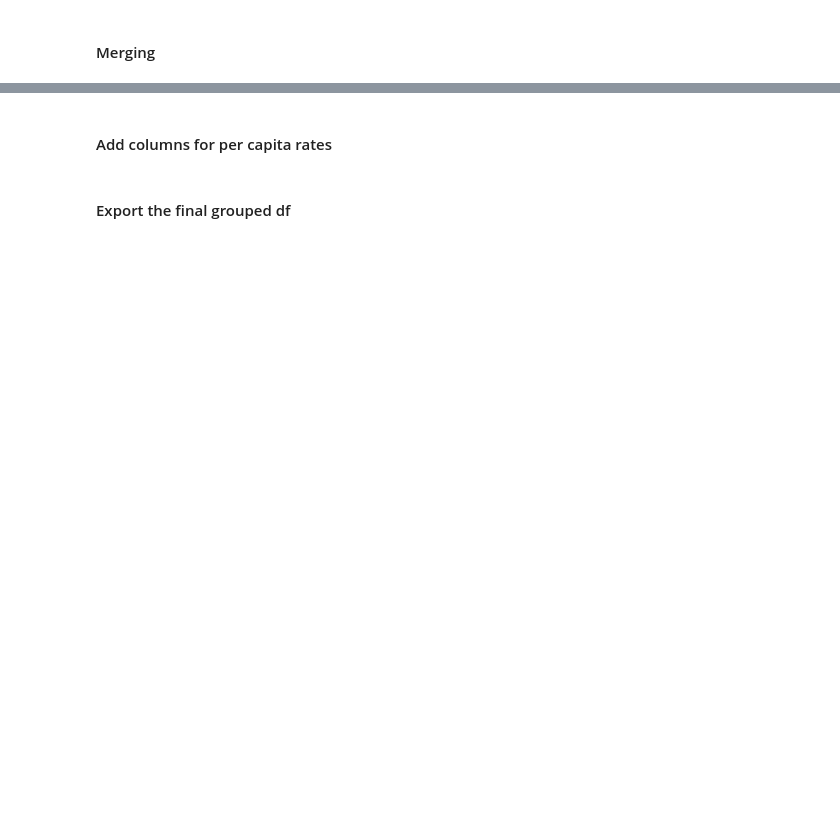
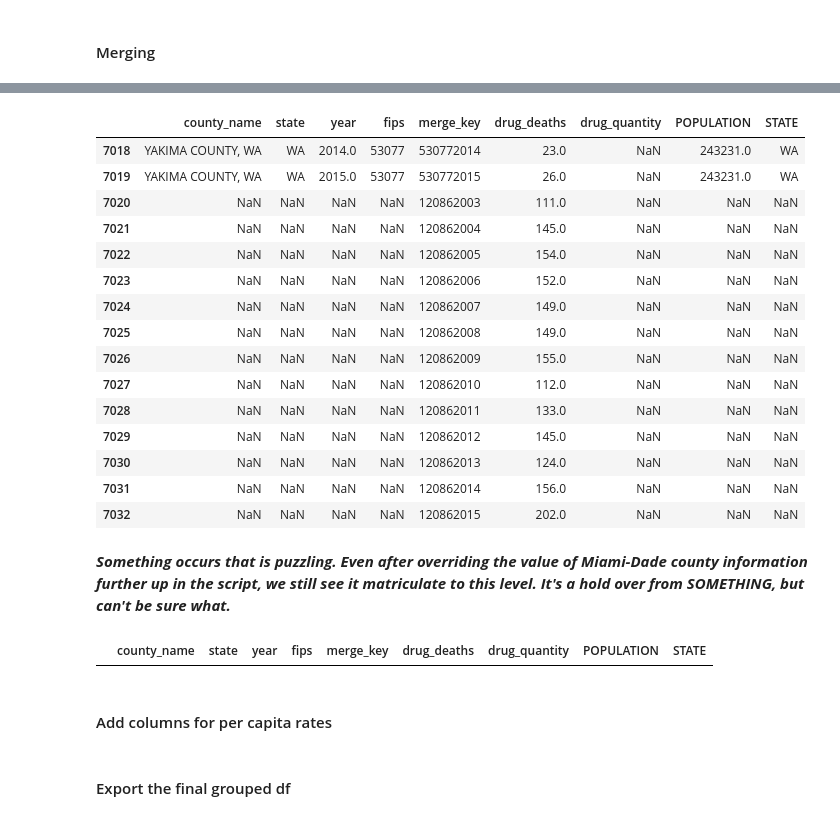
Before and after one commit to Yer1k/opioid_causal_inference, a Jupyter notebook: 10_code/data_merge.ipynb, the cells around one changed output, grey strips where cells are left out. Cells and saved outputs as stored; diff of their text form; code cells hidden in the pictures; blank space fills up the shorter version.

```diff
--- a/10_code/data_merge.ipynb
+++ b/10_code/data_merge.ipynb
@@ -207,0 +327,3 @@ grouped_df.sample(10)
+# %%
+# Left merge the base_df_vital with the wapo_df_fips
+base_df_vital_wapo = pd.merge(base_df_vital, wapo_df_fips, on="merge_key", how="outer")
@@ -207,0 +334,5 @@ grouped_df.sample(10)
+# %%
+# Drop the COUNTY_NAME, STATE, YEAR, FIPS, and FIPS_INT columns
+base_df_vital_wapo = base_df_vital_wapo.drop(
+    ["COUNTY_NAME", "STATE", "YEAR", "FIPS", "FIPS_INT"], axis=1
+)
@@ -207,0 +342,8 @@ grouped_df.sample(10)
+# %%
+# drop the source column
+base_df_vital_wapo = base_df_vital_wapo.drop("source", axis=1)
+
+# rename the DRUG_QUANTITY column to drug_quantity
+base_df_vital_wapo = base_df_vital_wapo.rename(
+    columns={"DRUG_QUANTITY": "drug_quantity"}
+)
@@ -207,0 +354,5 @@ grouped_df.sample(10)
+# %%
+# merge in the population data
+base_df_vital_wapo_pop = pd.merge(
+    base_df_vital_wapo, census_df, on="county_name", how="left"
+)
@@ -207,0 +377,19 @@ grouped_df.sample(10)
+# %%
+base_df_vital_wapo_pop.tail(15)
+# %% [output]
+|  | county_name | state | year | fips | merge_key | drug_deaths | drug_quantity | POPULATION | STATE |
+| 7018 | YAKIMA COUNTY, WA | WA | 2014.0 | 53077 | 530772014 | 23.0 | NaN | 243231.0 | WA |
+| 7019 | YAKIMA COUNTY, WA | WA | 2015.0 | 53077 | 530772015 | 26.0 | NaN | 243231.0 | WA |
+| 7020 | NaN | NaN | NaN | NaN | 120862003 | 111.0 | NaN | NaN | NaN |
+| 7021 | NaN | NaN | NaN | NaN | 120862004 | 145.0 | NaN | NaN | NaN |
+| 7022 | NaN | NaN | NaN | NaN | 120862005 | 154.0 | NaN | NaN | NaN |
+| 7023 | NaN | NaN | NaN | NaN | 120862006 | 152.0 | NaN | NaN | NaN |
+| 7024 | NaN | NaN | NaN | NaN | 120862007 | 149.0 | NaN | NaN | NaN |
+| 7025 | NaN | NaN | NaN | NaN | 120862008 | 149.0 | NaN | NaN | NaN |
+| 7026 | NaN | NaN | NaN | NaN | 120862009 | 155.0 | NaN | NaN | NaN |
+| 7027 | NaN | NaN | NaN | NaN | 120862010 | 112.0 | NaN | NaN | NaN |
+| 7028 | NaN | NaN | NaN | NaN | 120862011 | 133.0 | NaN | NaN | NaN |
+| 7029 | NaN | NaN | NaN | NaN | 120862012 | 145.0 | NaN | NaN | NaN |
+| 7030 | NaN | NaN | NaN | NaN | 120862013 | 124.0 | NaN | NaN | NaN |
+| 7031 | NaN | NaN | NaN | NaN | 120862014 | 156.0 | NaN | NaN | NaN |
+| 7032 | NaN | NaN | NaN | NaN | 120862015 | 202.0 | NaN | NaN | NaN |
@@ -207,0 +402,2 @@ grouped_df.sample(10)
+# %% [markdown]
+***Something occurs that is puzzling. Even after overriding the value of Miami-Dade county information further up in the script, we still see it matriculate to this level. It's a hold over from SOMETHING, but can't be sure what.***
@@ -207,0 +406,5 @@ grouped_df.sample(10)
+# %%
+# show na population rows
+base_df_vital_wapo_pop[base_df_vital_wapo_pop["POPULATION"].isna()]
+# %% [output]
+|  | county_name | state | year | fips | merge_key | drug_deaths | drug_quantity | POPULATION | STATE |
```
Also changed, not shown: parts of 85 cells of this notebook, 1 other file.
